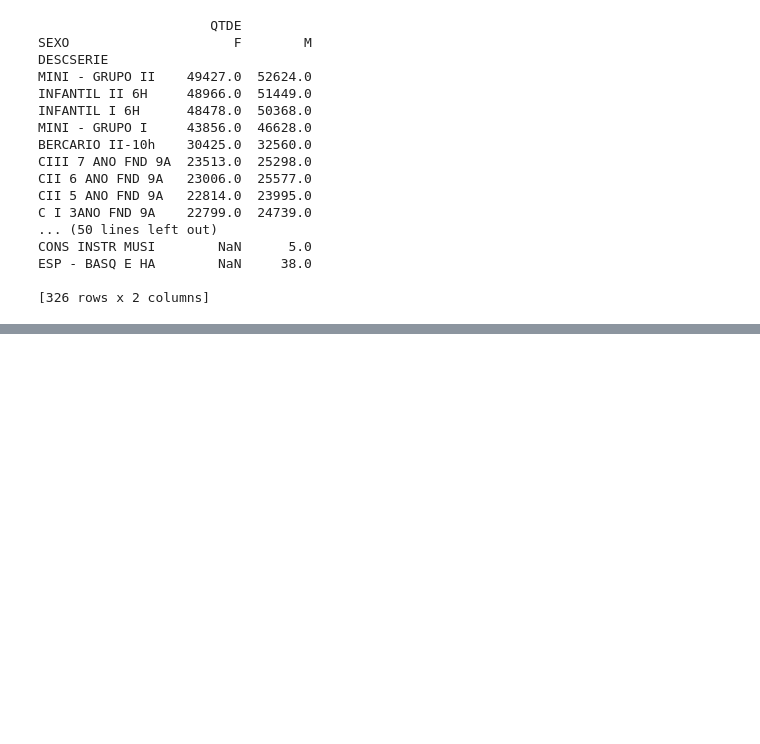
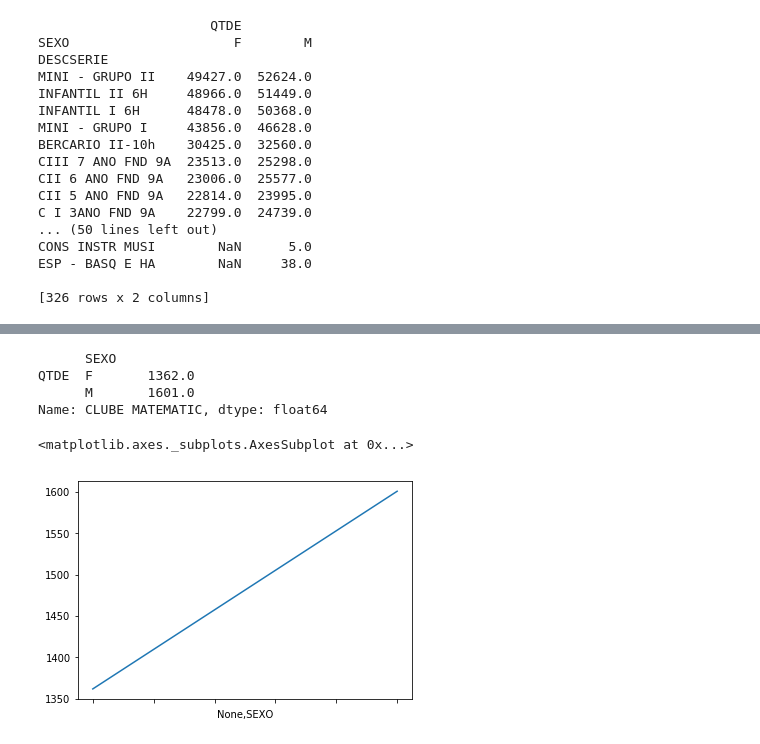
Before and after one commit to yambanis/MAC213, a Jupyter notebook: Python/Notebooks/Pandas.ipynb, the cells around one changed output, grey strips where cells are left out. Cells and saved outputs as stored; diff of their text form; code cells hidden in the pictures; blank space fills up the shorter version.

```diff
--- a/Python/Notebooks/Pandas.ipynb
+++ b/Python/Notebooks/Pandas.ipynb
@@ -354,0 +384,12 @@ ESP - BASQ E HA        NaN     38.0
+# %%
+print(mathClubSexo)
+# %% [output]
+      SEXO
+QTDE  F       1362.0
+      M       1601.0
+Name: CLUBE MATEMATIC, dtype: float64
+# %%
+mathClubSexo.plot()
+# %% [output]
+<matplotlib.axes._subplots.AxesSubplot at 0x...>
+[figure, added]
```
Also changed, not shown: parts of 13 cells of this notebook, 1 other file.
